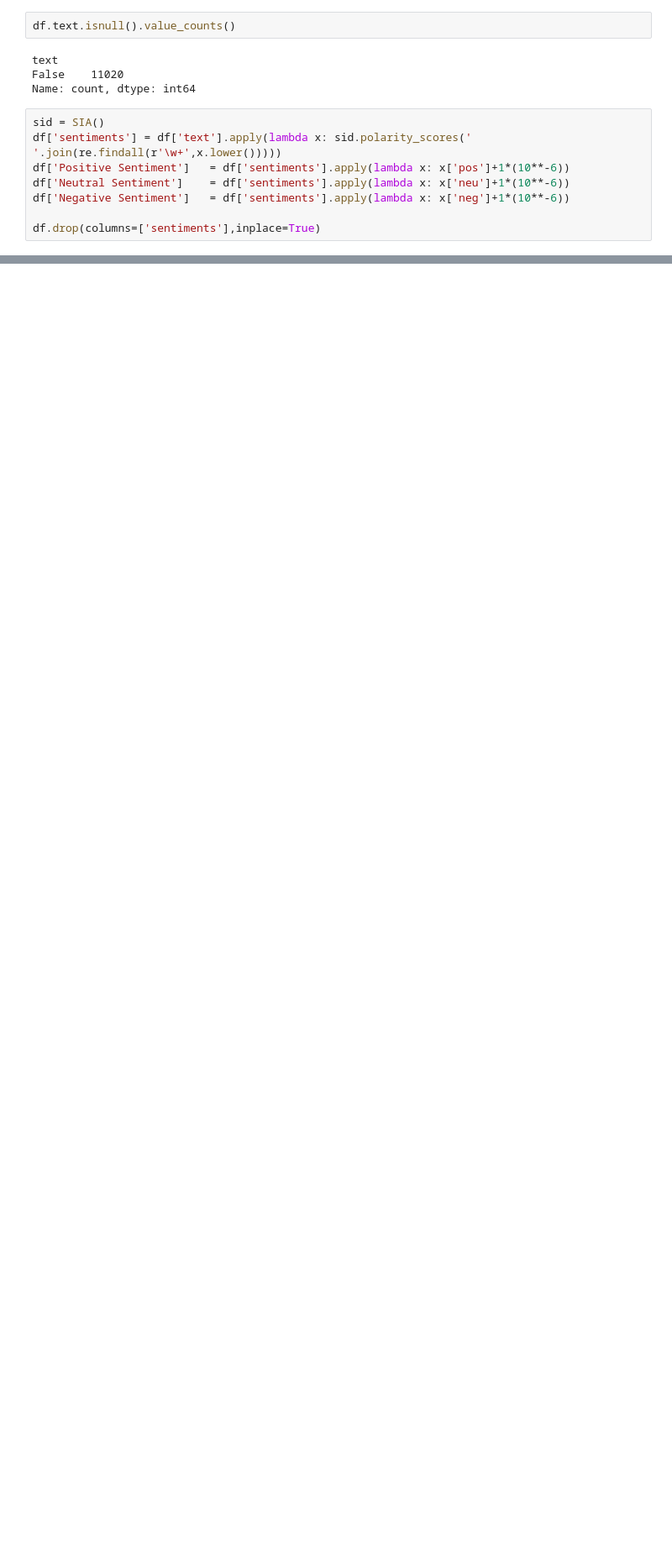
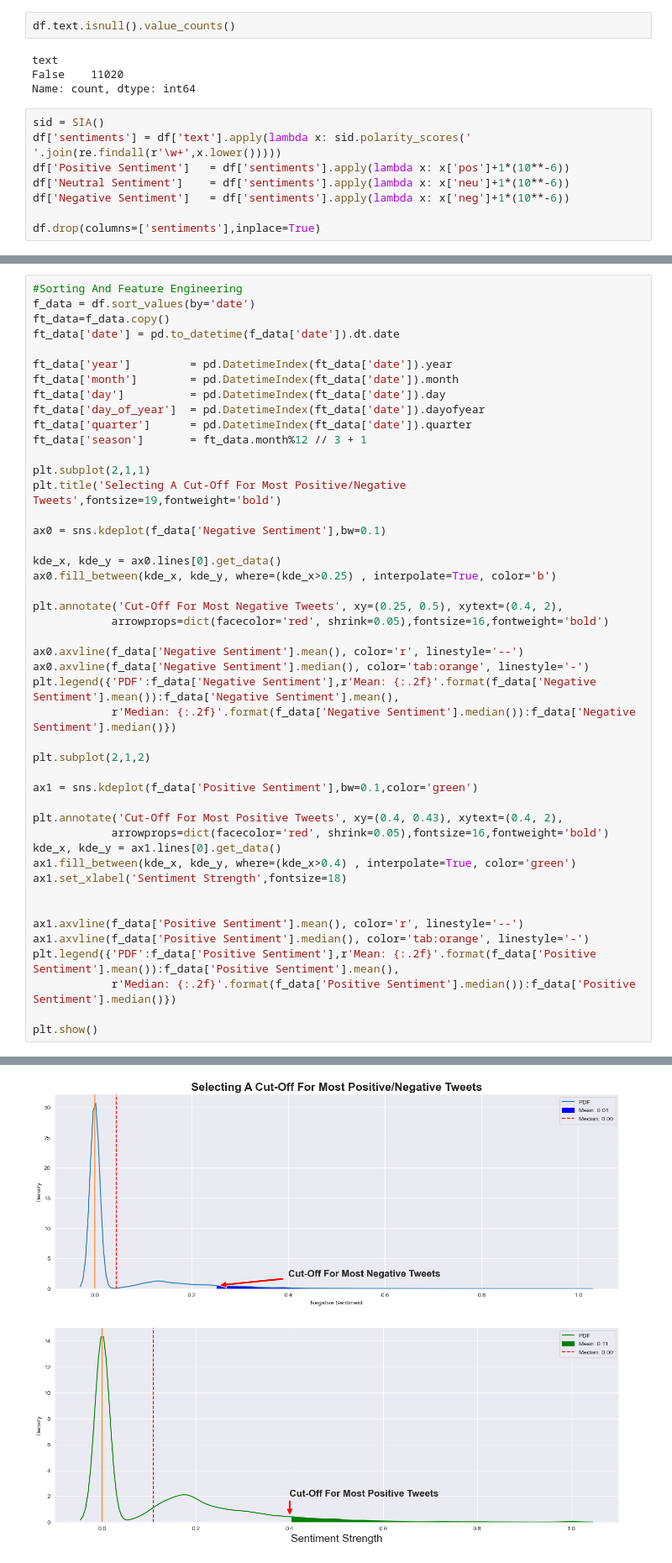
Before and after one commit to NANITH777/ML-DL-Examples, a Jupyter notebook: Covid_19_Vaccine_Sentiment_Analysis/covid.ipynb, the cells around one changed output, grey strips where cells are left out. Shown at 84% size. Cells and saved outputs as stored; diff of their text form; blank space fills up the shorter version.

Commit message:
Analyze sentiments

```diff
--- a/Covid_19_Vaccine_Sentiment_Analysis/covid.ipynb
+++ b/Covid_19_Vaccine_Sentiment_Analysis/covid.ipynb
@@ -159,3 +159,50 @@ The `bw` parameter is deprecated in favor of `bw_method` and `bw_adjust`.
 Setting `bw_method=0.1`, but please see the docs for the new parameters
 and update your code. This will become an error in seaborn v0.13.0.
 [figure]
+# %%
+#Sorting And Feature Engineering
+f_data = df.sort_values(by='date')
+ft_data=f_data.copy()
+ft_data['date'] = pd.to_datetime(f_data['date']).dt.date
+
+ft_data['year']         = pd.DatetimeIndex(ft_data['date']).year
+ft_data['month']        = pd.DatetimeIndex(ft_data['date']).month
+ft_data['day']          = pd.DatetimeIndex(ft_data['date']).day
+ft_data['day_of_year']  = pd.DatetimeIndex(ft_data['date']).dayofyear
+ft_data['quarter']      = pd.DatetimeIndex(ft_data['date']).quarter
+ft_data['season']       = ft_data.month%12 // 3 + 1
+
+plt.subplot(2,1,1)
+plt.title('Selecting A Cut-Off For Most Positive/Negative Tweets',fontsize=19,fontweight='bold')
+
+ax0 = sns.kdeplot(f_data['Negative Sentiment'],bw=0.1)
+
+kde_x, kde_y = ax0.lines[0].get_data()
+ax0.fill_between(kde_x, kde_y, where=(kde_x>0.25) , interpolate=True, color='b')
+
+plt.annotate('Cut-Off For Most Negative Tweets', xy=(0.25, 0.5), xytext=(0.4, 2),
+            arrowprops=dict(facecolor='red', shrink=0.05),fontsize=16,fontweight='bold')
+
+ax0.axvline(f_data['Negative Sentiment'].mean(), color='r', linestyle='--')
+ax0.axvline(f_data['Negative Sentiment'].median(), color='tab:orange', linestyle='-')
+plt.legend({'PDF':f_data['Negative Sentiment'],r'Mean: {:.2f}'.format(f_data['Negative Sentiment'].mean()):f_data['Negative Sentiment'].mean(),
+            r'Median: {:.2f}'.format(f_data['Negative Sentiment'].median()):f_data['Negative Sentiment'].median()})
+
+plt.subplot(2,1,2)
+
+ax1 = sns.kdeplot(f_data['Positive Sentiment'],bw=0.1,color='green')
+
+plt.annotate('Cut-Off For Most Positive Tweets', xy=(0.4, 0.43), xytext=(0.4, 2),
+            arrowprops=dict(facecolor='red', shrink=0.05),fontsize=16,fontweight='bold')
+kde_x, kde_y = ax1.lines[0].get_data()
+ax1.fill_between(kde_x, kde_y, where=(kde_x>0.4) , interpolate=True, color='green')
+ax1.set_xlabel('Sentiment Strength',fontsize=18)
+
+
+ax1.axvline(f_data['Positive Sentiment'].mean(), color='r', linestyle='--')
+ax1.axvline(f_data['Positive Sentiment'].median(), color='tab:orange', linestyle='-')
+plt.legend({'PDF':f_data['Positive Sentiment'],r'Mean: {:.2f}'.format(f_data['Positive Sentiment'].mean()):f_data['Positive Sentiment'].mean(),
+            r'Median: {:.2f}'.format(f_data['Positive Sentiment'].median()):f_data['Positive Sentiment'].median()})
+
+plt.show()
+# %% [output]
@@ -161,0 +220 @@ and update your code. This will become an error in seaborn v0.13.0.
+[figure, added]
```
Also changed, not shown: parts of 1 cell of this notebook.
